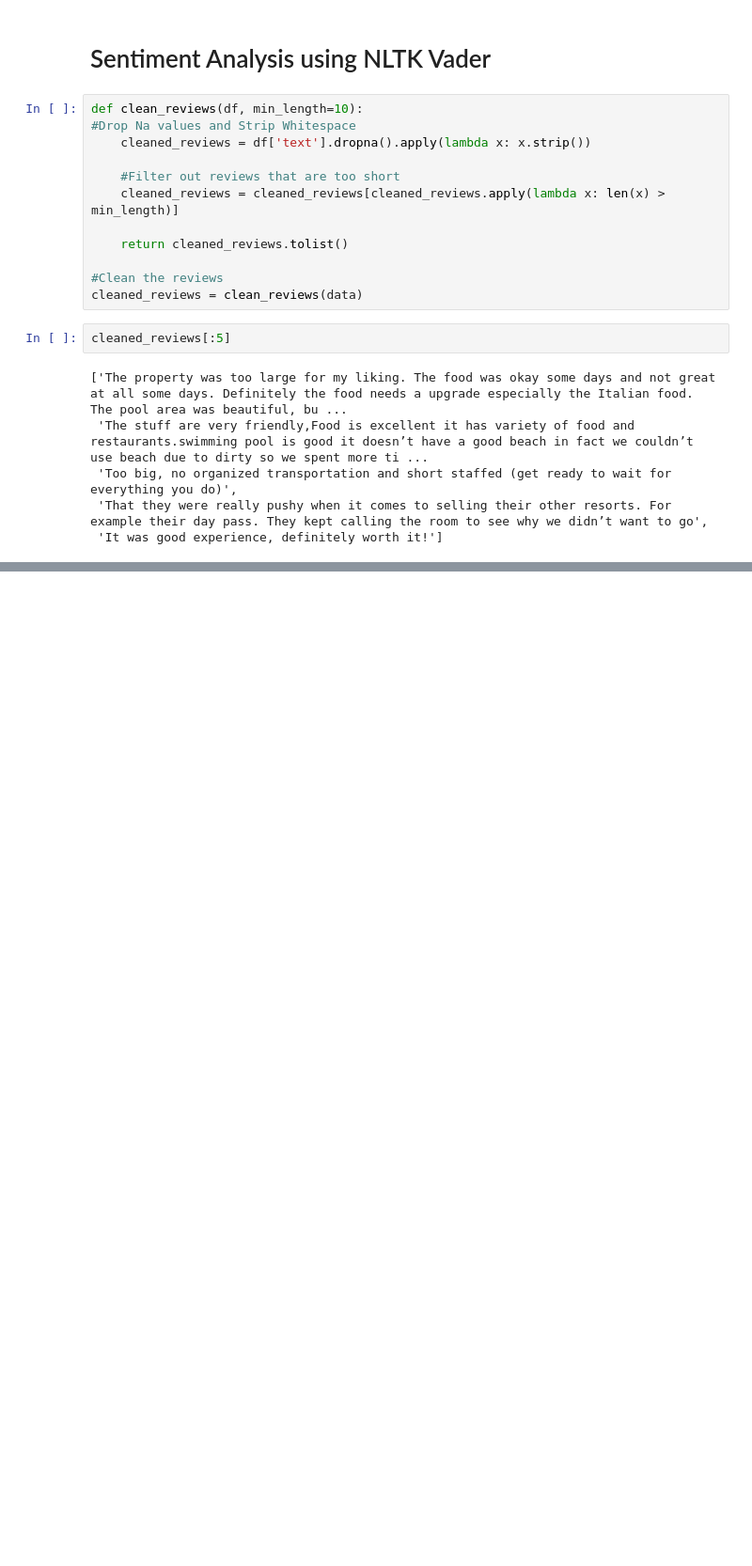
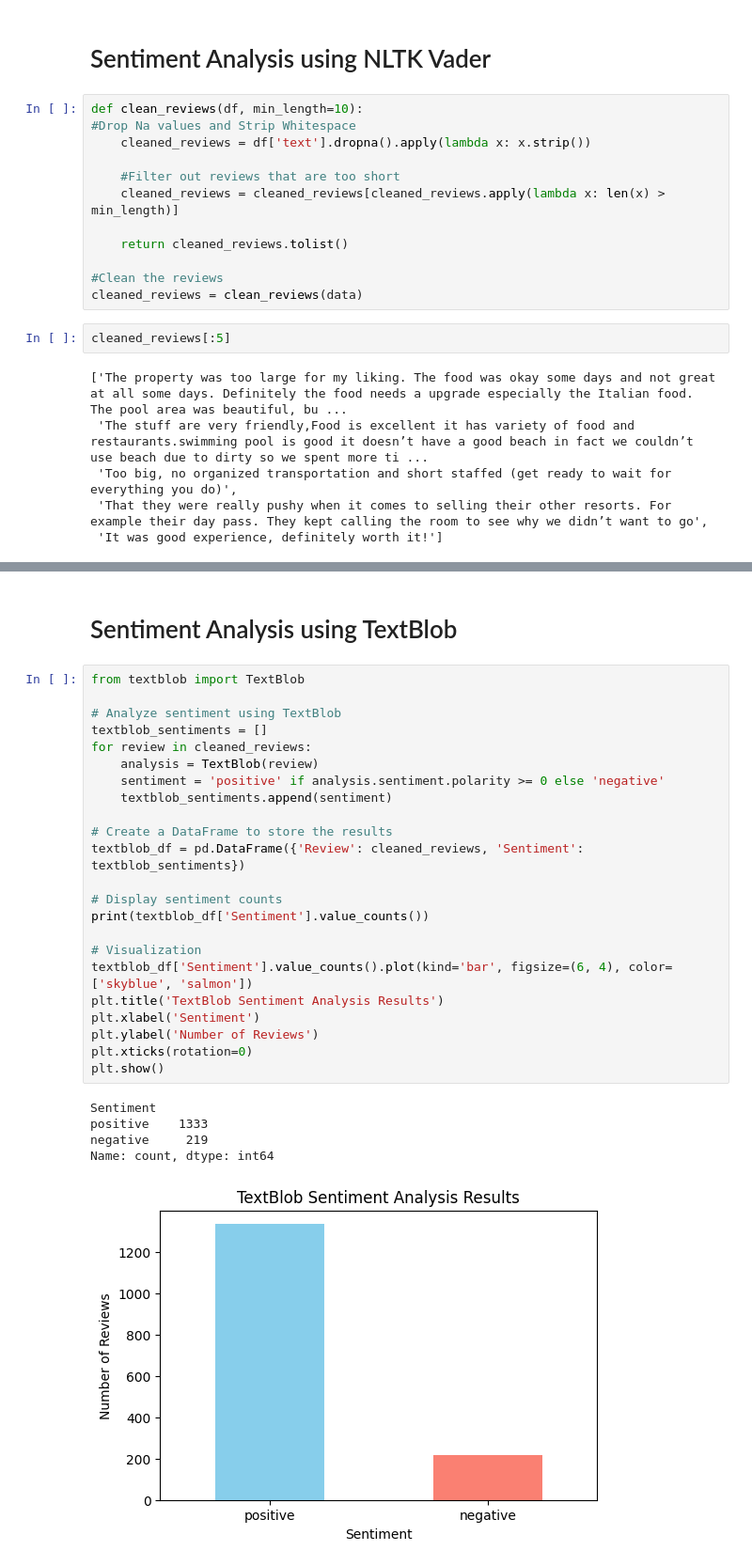
Before and after one commit to rohit196/Text-Analytics, a Jupyter notebook: Sentiment-Analysis/Sentiment-Analysis.ipynb, the cells around one changed output, grey strips where cells are left out. Shown: that part at 94% size. Cells and saved outputs as stored; diff of their text form; blank space fills up the shorter version.

```diff
--- a/Sentiment-Analysis/Sentiment-Analysis.ipynb
+++ b/Sentiment-Analysis/Sentiment-Analysis.ipynb
@@ -51,0 +83,31 @@ cleaned_reviews[:5]
+# %% [markdown]
+# Sentiment Analysis using TextBlob
+# %%
+from textblob import TextBlob
+
+# Analyze sentiment using TextBlob
+textblob_sentiments = []
+for review in cleaned_reviews:
+    analysis = TextBlob(review)
+    sentiment = 'positive' if analysis.sentiment.polarity >= 0 else 'negative'
+    textblob_sentiments.append(sentiment)
+
+# Create a DataFrame to store the results
+textblob_df = pd.DataFrame({'Review': cleaned_reviews, 'Sentiment': textblob_sentiments})
+
+# Display sentiment counts
+print(textblob_df['Sentiment'].value_counts())
+
+# Visualization
+textblob_df['Sentiment'].value_counts().plot(kind='bar', figsize=(6, 4), color=['skyblue', 'salmon'])
+plt.title('TextBlob Sentiment Analysis Results')
+plt.xlabel('Sentiment')
+plt.ylabel('Number of Reviews')
+plt.xticks(rotation=0)
+plt.show()
+# %% [output]
+Sentiment
+positive    1333
+negative     219
+Name: count, dtype: int64
+[figure, added]
```
Also changed, not shown: parts of 2 cells of this notebook, 1 other file.
